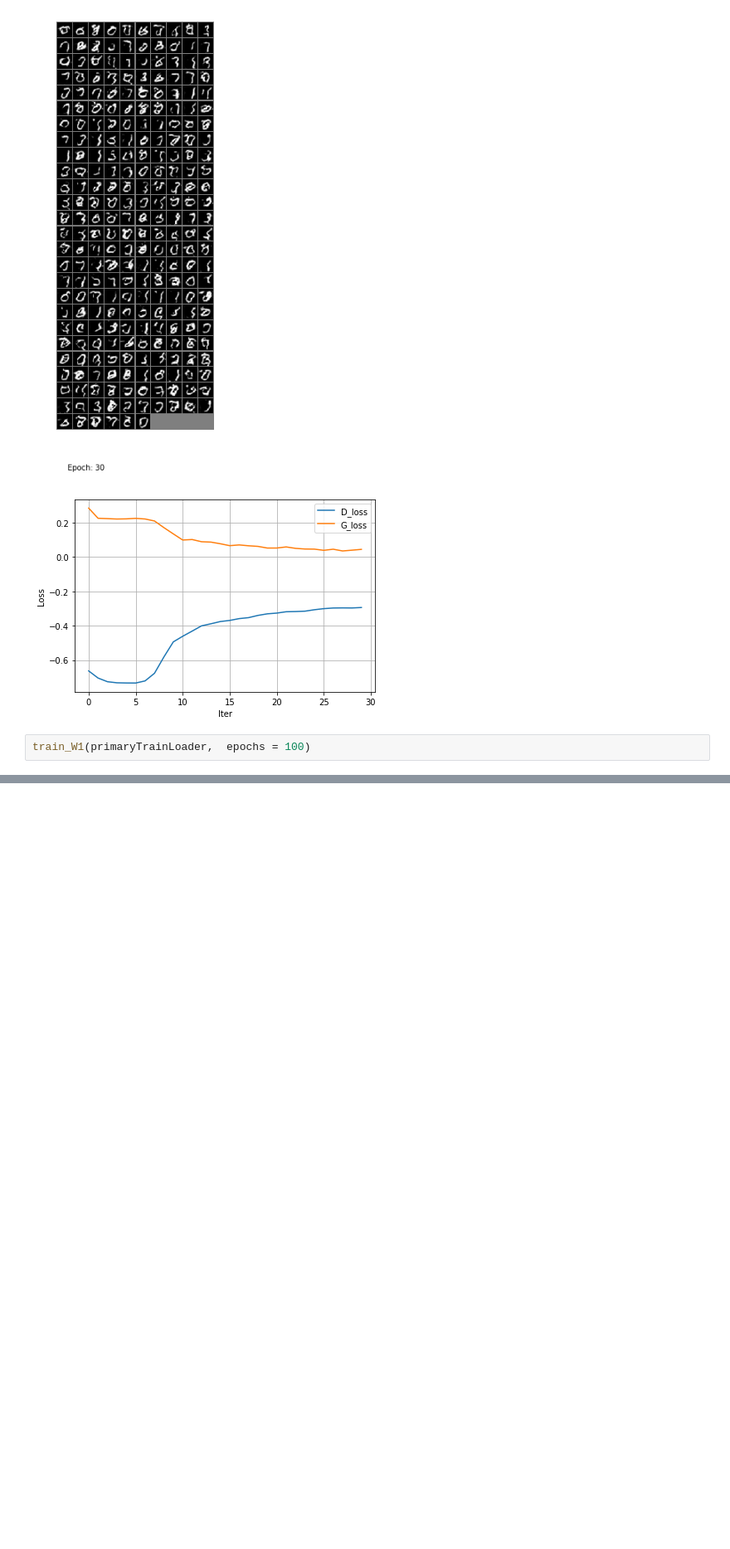
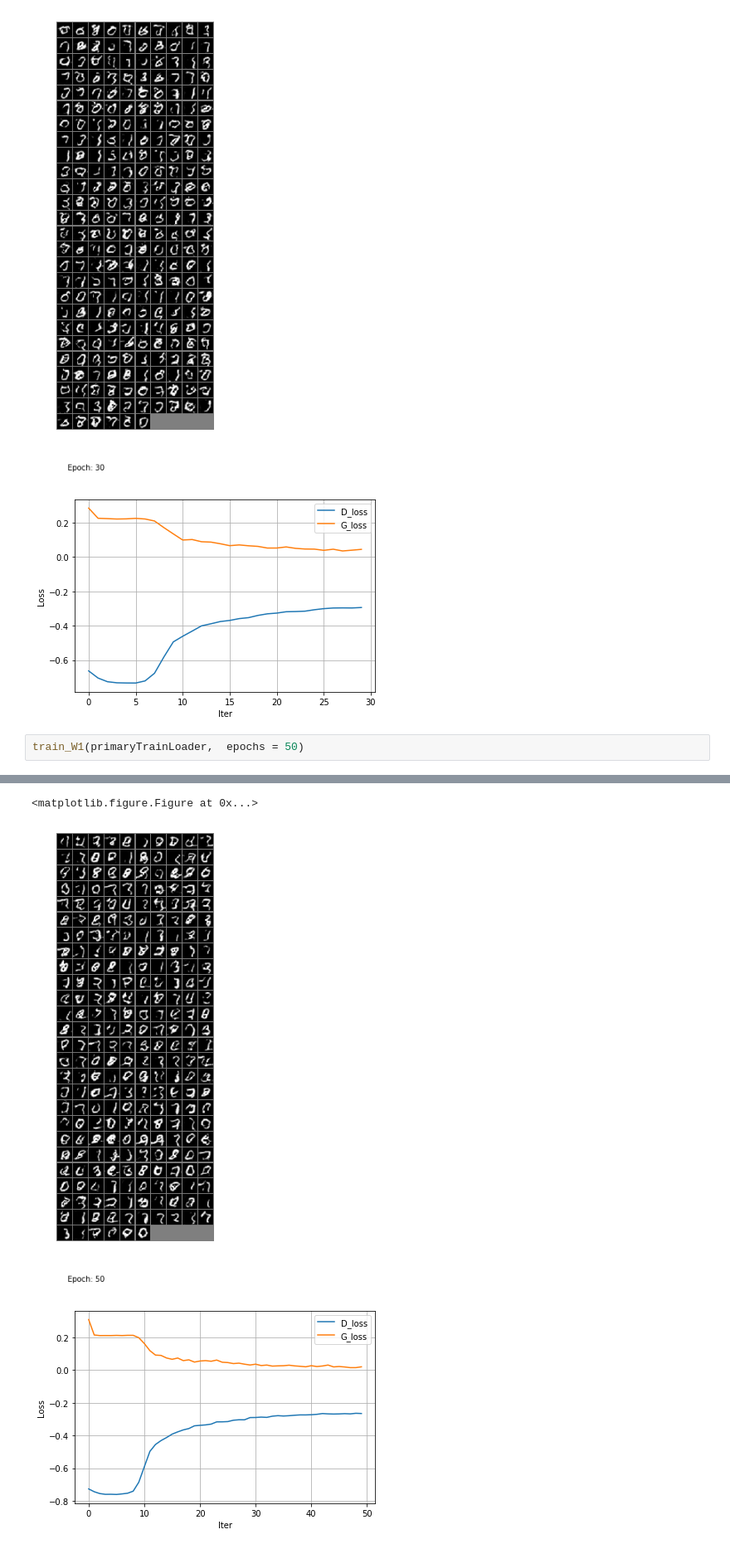
Before and after one commit to lovish1234/MLPrototype, a Jupyter notebook: siamese-triplet/Experiment-0d.ipynb, the cells around one changed output, grey strips where cells are left out. Shown at 83% size. Cells and saved outputs as stored; diff of their text form; blank space fills up the shorter version.

```diff
--- a/siamese-triplet/Experiment-0d.ipynb
+++ b/siamese-triplet/Experiment-0d.ipynb
@@ -488,4 +488,5 @@ Epoch : [30/30] time: 293.18, loss_d: -0.294, loss_g: 0.045
 [figure]
 [figure]
 # %%
-train_W1(primaryTrainLoader,  epochs = 100)
+train_W1(primaryTrainLoader,  epochs = 50)
+# %% [output]
@@ -491,0 +510,3 @@ train_W1(primaryTrainLoader,  epochs = 100)
+<matplotlib.figure.Figure at 0x...>
+[figure, added]
+[figure, added]
```
Also changed, not shown: parts of 8 cells of this notebook, 4 other files.
